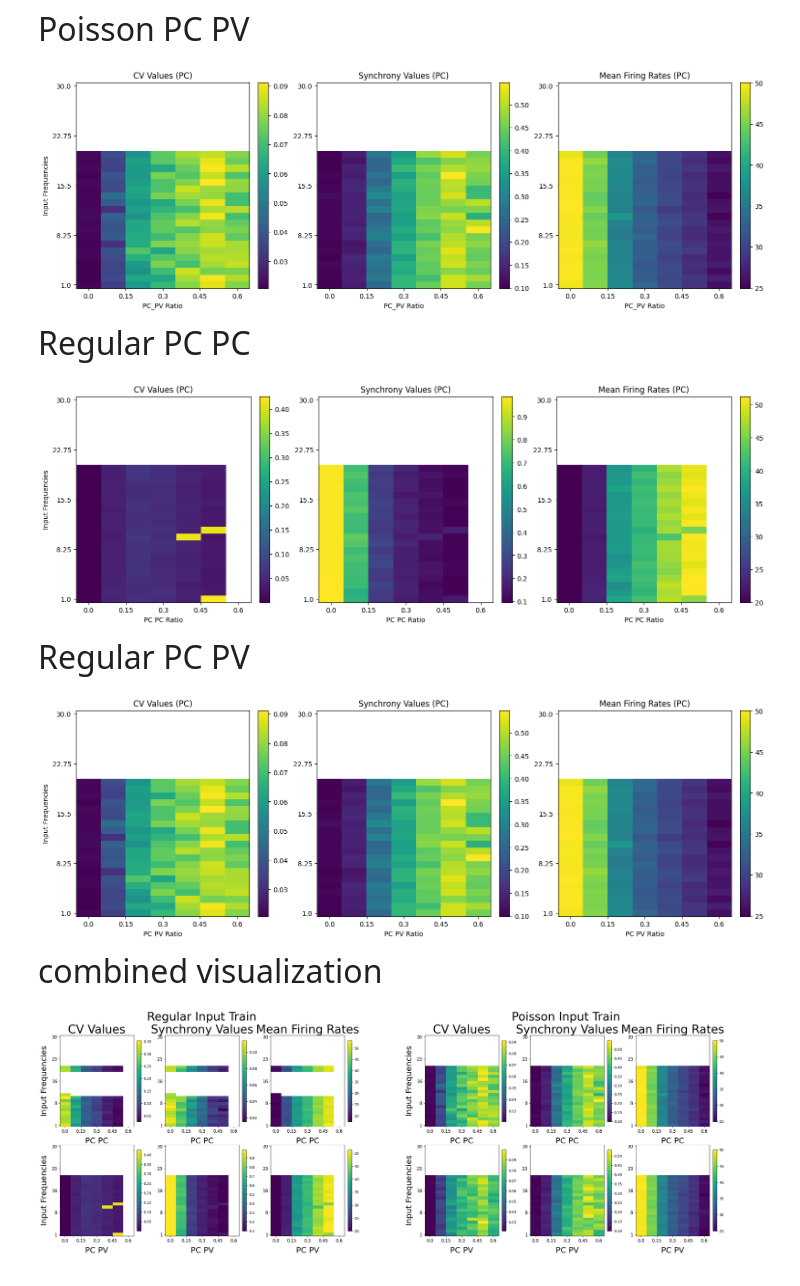
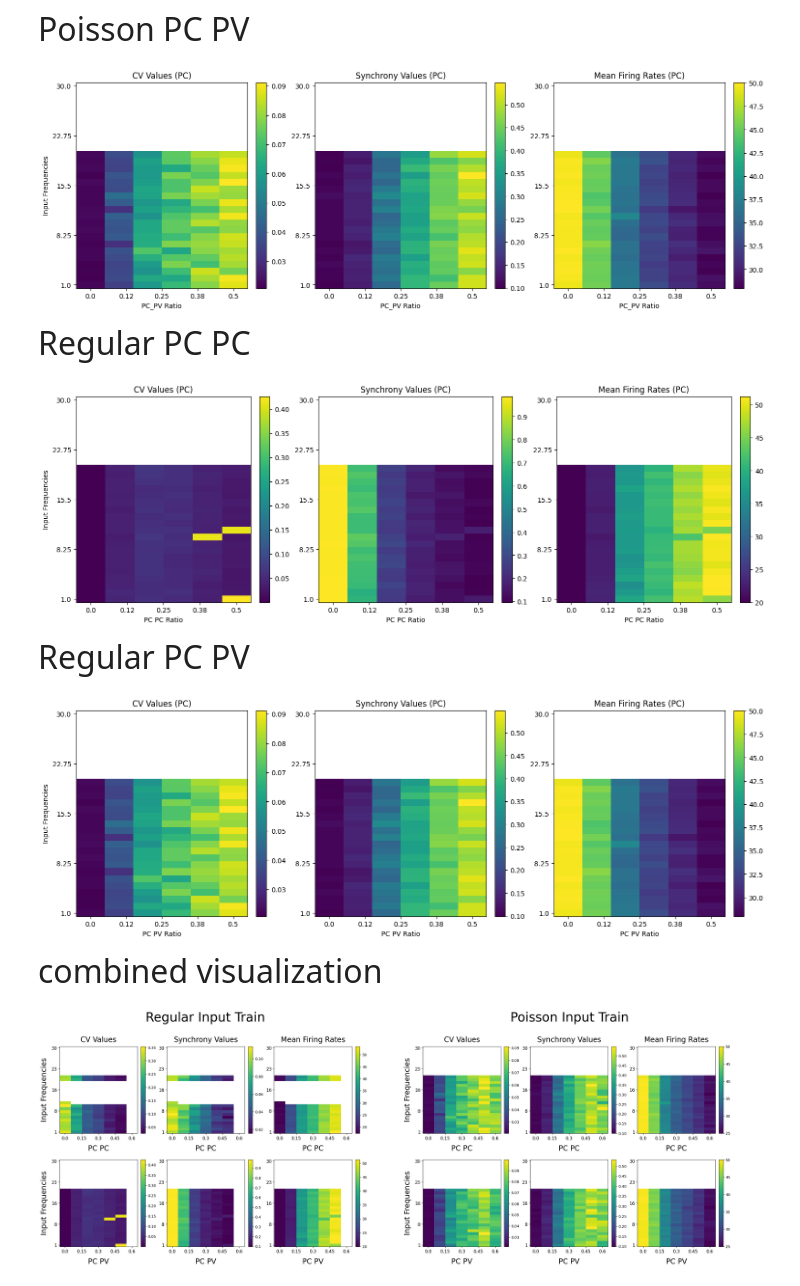
Before and after one commit to Aramatos/dynapse2_adaptation, a Jupyter notebook: Network_heatmaps_fig.ipynb, the cells around one changed output. Cells and saved outputs as stored; diff of their text form; code cells hidden in the pictures.

Commit message:
graphing to heatmap changes

```diff
--- a/Network_heatmaps_fig.ipynb
+++ b/Network_heatmaps_fig.ipynb
@@ -56,39 +117,36 @@ plot_heatmaps(data_1, 'PC_PC Ratio')
 # %%
 data_path_2 = os.path.join(data_type_path, "EI_sweep_PC_PV_poisson.npy")
 data_2 = np.load(data_path_2, allow_pickle=True).item()
-plot_heatmaps(data_2, 'PC_PV Ratio')
+plot_heatmaps(data_2, 'PC_PV Ratio',ratiolimit=0.6)
 # %% [output]
-[figure, old version]
+[figure, new version]
 # %% [markdown]
 <font size=6> Regular PC PC
 # %%
 data_path_3 = os.path.join(data_type_path, "EI_sweep_PC_PC_regular.npy")
 data_3 = np.load(data_path_3, allow_pickle=True).item()
-plot_heatmaps(data_3, 'PC PC Ratio')
+plot_heatmaps(data_3, 'PC PC Ratio',ratiolimit=.6)
 # %% [output]
-[figure, old version]
+[figure, new version]
 # %% [markdown]
 <font size=6> Regular PC PV
 # %%
 data_path_4 = os.path.join(data_type_path, "EI_sweep_PC_PV_regular.npy")
 data_4 = np.load(data_path_4, allow_pickle=True).item()
-plot_heatmaps(data_2, 'PC PV Ratio')
+plot_heatmaps(data_2, 'PC PV Ratio',ratiolimit=.6)
 # %% [output]
-[figure, old version]
+[figure, new version]
 # %% [markdown]
 <font size=6> combined visualization
 # %%
-import matplotlib.pyplot as plt
-import matplotlib.gridspec as gridspec
-
-def plot_combined_heatmaps(data_dicts, xlabels, ytitles, tick_fontsize=10, title_fontsize=12, label_fontsize=10, colorbar_size=0.046, row_spacing=0.04):
+def plot_combined_heatmaps(data_dicts, xlabels, ytitles, tick_fontsize=10, title_fontsize=12, label_fontsize=10, colorbar_size=0.046, row_spacing=0.04, ratiolimit=1):
     # Set the figure and GridSpec
     fig = plt.figure(figsize=(35, 10))
     width=5
     gs = gridspec.GridSpec(2, 10, width_ratios=[width, width, width, 0.0005, 0.0005, width, width, width, 0.00001, 0.00001])  # Add additional columns for spacing
 
     # Add this line to adjust the space between all subplots
-    plt.subplots_adjust(wspace=0.5)
+    plt.subplots_adjust(wspace=0.4,hspace=0.3)
 
     # Titles for each column
     col_titles = ['CV Values', 'Synchrony Values', 'Mean Firing Rates', '', '', 'CV Values', 'Synchrony Values', 'Mean Firing Rates', '', '']
@@ -98,17 +156,24 @@ def plot_combined_heatmaps(data_dicts, xlabels, ytitles, tick_fontsize=10, title
         for j in range(10):  # Adjust for additional columns
             ax = plt.subplot(gs[i, j])
             if i == 0:  # Set column titles for the first row
-                ax.set_title(col_titles[j], fontsize=label_fontsize)
+                ax.set_title(col_titles[j], fontsize=label_fontsize, pad=12)
             ax.set_xlabel(xlabels[i], fontsize=label_fontsize, labelpad=12)  # Set x-axis labels for every row based on the row index
             if j == 0 or j == 5: # Set y-axis labels for the first and sixth columns
                 ax.set_ylabel('Input Frequencies', fontsize=label_fontsize, labelpad=10)
 
     # Set the titles for each row
-    fig.text(0.281, .95, 'Regular Input Train', va='center', ha='center', fontsize=title_fontsize)
-    fig.text(0.681, .95, 'Poisson Input Train', va='center', ha='center', fontsize=title_fontsize)
+    fig.text(0.285, .99, 'Regular Input Train', va='center', ha='center', fontsize=title_fontsize)
+    fig.text(0.685, .99, 'Poisson Input Train', va='center', ha='center', fontsize=title_fontsize)
 
     # Plot heatmaps for each data dictionary
     for i, data in enumerate(data_dicts):
+        # Create a mask to limit the data up to a certain connection ratio
+        if ratiolimit < 1:
+            mask = data['connection_ratios'] <= ratiolimit
+            data['connection_ratios'] = data['connection_ratios'][mask]
+            for key in ['cv_values_pc', 'synchrony_values_pc', 'mean_pc_rates']:
+                data[key] = np.reshape(data[key], (len(data['input_frequencies']), len(data['connection_ratios'])))[mask]
+
         # Set the ticks for the x axis (same for each row)
         xticks = np.linspace(0, len(data['connection_ratios']) - 1, min(5, len(data['connection_ratios'])))
         xticklabels = np.round(np.linspace(data['connection_ratios'][0], data['connection_ratios'][-1], min(5, len(data['connection_ratios']))), 2)
@@ -144,11 +209,11 @@ def plot_combined_heatmaps(data_dicts, xlabels, ytitles, tick_fontsize=10, title
 # %%
 data_1=np.load(data_path_1, allow_pickle=True).item()
 data_2=np.load(data_path_2, allow_pickle=True).item()
 data_3=np.load(data_path_3, allow_pickle=True).item()
 data_4=np.load(data_path_4, allow_pickle=True).item()
 data_dicts = [data_1, data_2, data_3, data_4]
 xlabels = ['PC PC', 'PC PV', 'PC PC', 'PC PV']
 ytitles = ['Regular', 'Poisson']
-plot_combined_heatmaps(data_dicts, xlabels, ytitles, tick_fontsize=12, title_fontsize=32, label_fontsize=22, colorbar_size=0.05, row_spacing=0.30)
+plot_combined_heatmaps(data_dicts, xlabels, ytitles, tick_fontsize=12, title_fontsize=35, label_fontsize=20, colorbar_size=0.06, row_spacing=1)
 # %% [output]
-[figure, old version]
+[figure, new version]
```
Also changed, not shown: parts of 2 cells of this notebook, 7 other files.
